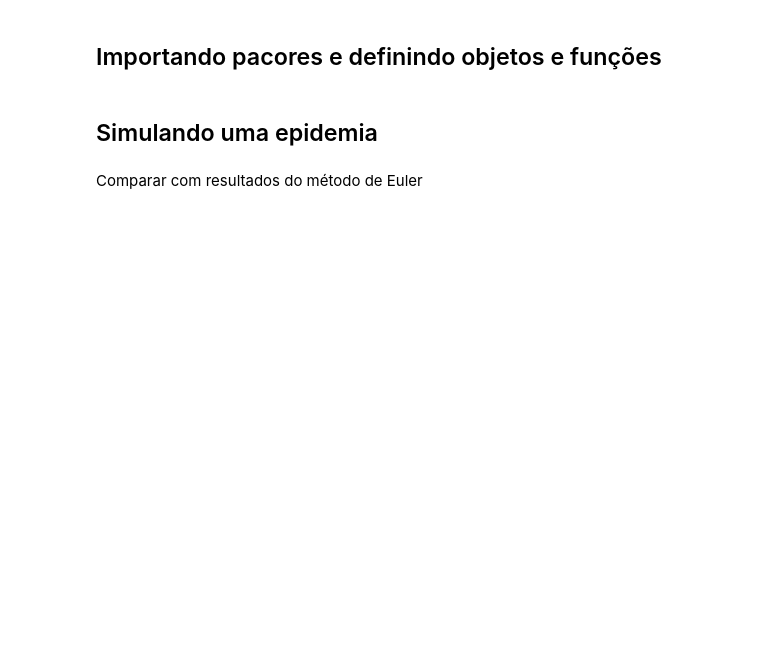
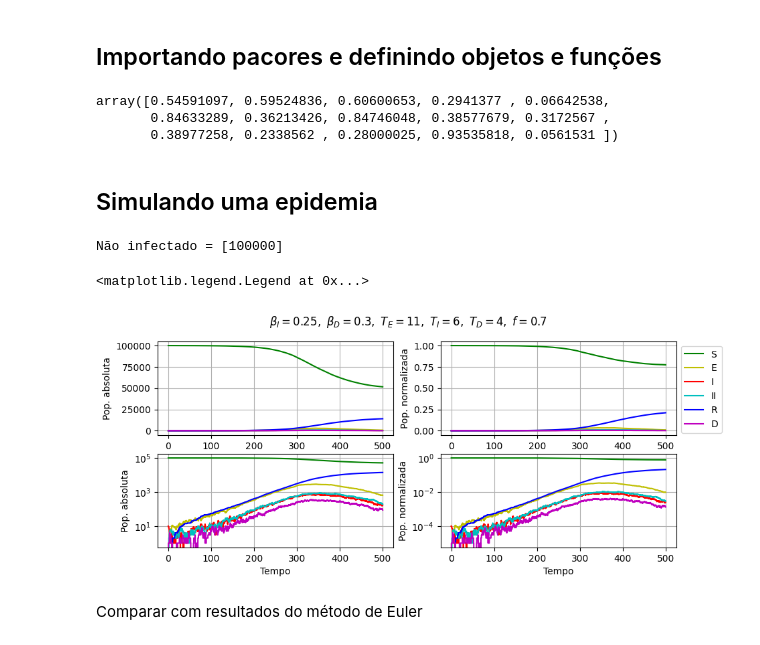
Before and after one commit to Prof-Irving/epidemic-codes, a Jupyter notebook: seird_abm_study.ipynb, the cells around one changed output. Drawn from its saved outputs; the diff is of its cells as text; code cells hidden in the pictures; blank space fills up the shorter version.

```diff
--- a/seird_abm_study.ipynb
+++ b/seird_abm_study.ipynb
@@ -44,6 +44,12 @@ import numpy as np
 import pandas as pd
 from tqdm import tqdm
 #import numba as nb
+# %%
+np.concatenate((np.random.rand(5), np.random.rand(5), np.random.rand(5)))
+# %% [output]
+array([0.54591097, 0.59524836, 0.60600653, 0.2941377 , 0.06642538,
+       0.84633289, 0.36213426, 0.84746048, 0.38577679, 0.3172567 ,
+       0.38977258, 0.2338562 , 0.28000025, 0.93535818, 0.0561531 ])
 # %%
 class SEIRD():
 
@@ -272,14 +332,14 @@ def modelo_seird(S0, E0, I0, R0, D0, beta_I, beta_D, t_E, t_I, t_D, f, tf=50, dt
 # Condições iniciais
 N, S_i = 100_000, 99_990
 I_i = 10
-E_i, R_i, D_i = 0, 0, 0
+II_i, E_i, R_i, D_i = 0, 0, 0, 0
 
 # Parâmetros epidêmicos
-beta_I, beta_D = 0.25, 0.30
+beta_I, beta_II, beta_D = 0.25, 0.1, 0.30
 T_E, T_I, T_D = 11, 6, 4
-f = 0.70
+alpha, f = 0.2, 0.70
 
-dt, tf = 0.1, 300
+dt, tf = 0.1, 500
 
 '''
 # Condições iniciais avançadas no tempo
@@ -289,8 +349,8 @@ S_i, E_i, I_i, R_i, D_i = new_initical_cond[1:]
 '''
 
 # Criar sistema
-epidemic = SEIRD(S_i, E_i, I_i, R_i, D_i,
-                        beta_I, beta_D, T_E, T_I, T_D, f, dt)
+epidemic = SEIRD(S_i, E_i, I_i, II_i, R_i, D_i,
+                beta_I, beta_II, beta_D, T_E, T_I, alpha, T_D, f, dt)
 
 # Evoluir epidemia
 epidemic.step(int(tf/dt))
@@ -299,41 +359,45 @@ epidemic.step(int(tf/dt))
 epidemic_series = epidemic.get_series()
 # %%
 # Imprimir total de infecções de cada tipo
-inf_type_dict = {0: 'S', 2: 'I', 4: 'D', 6: 'I ou D'}
+inf_type_dict = {0: 'S', 2: 'I', 3: 'II', 5: 'D', 7: 'I ou D'}
 inf_type, inf_type_count = np.unique(epidemic.infection_type, return_counts=True)
 for it in inf_type:
     if it == 0:
         print('Não infectado = {}'.format(inf_type_count[inf_type == it]))
     else:
         print('Infectados por {} = {}'.format(inf_type_dict[it], inf_type_count[inf_type == it]))
 
 # Plotar séries temporais
-labels = ['S', 'E', 'I', 'R', 'D']
-colors = ['g', 'y', 'r', 'b', 'm']
+labels = ['S', 'E', 'I', 'II', 'R', 'D']
+colors = ['g', 'y', 'r', 'c', 'b', 'm']
 
 fig, ax = plt.subplots(2,2, figsize=(10,4))
 
 fig.suptitle(r'$\beta_{{I}} = {}, \ \beta_{{D}} = {}, \ T_{{E}} = {}, \ T_{{I}} = {}, \ T_{{D}} = {}, \ f = {}$'.format(beta_I, beta_D, T_E, T_I, T_D, f))
 
-for i in range(5):
+for i in range(6):
     ax[0,0].plot(epidemic_series[0], epidemic_series[i+1],
                 label=labels[i], c=colors[i])
     ax[0,1].plot(epidemic_series[0], epidemic_series[i+1]/epidemic_series[-1],
                 label=labels[i], c=colors[i])
     ax[1,0].plot(epidemic_series[0], epidemic_series[i+1],
                 label=labels[i], c=colors[i])
     ax[1,1].plot(epidemic_series[0], epidemic_series[i+1]/epidemic_series[-1],
                 label=labels[i], c=colors[i])
 
 ax[0,0].set(ylabel = 'Pop. absoluta')
 ax[1,0].set(ylabel = 'Pop. absoluta', xlabel = 'Tempo', yscale='log')
 ax[0,1].set(ylabel = 'Pop. normalizada')
 ax[1,1].set(ylabel = 'Pop. normalizada', xlabel = 'Tempo', yscale='log')
 
 for a in (ax).flat:
     a.grid()
 
 ax[0,1].legend(loc='upper left', bbox_to_anchor=(1, 1))
+# %% [output]
+Não infectado = [100000]
+<matplotlib.legend.Legend at 0x...>
+[figure, added]
 # %% [markdown]
 Comparar com resultados do método de Euler
 # %%
```
Also changed, not shown: parts of 3 cells of this notebook.
